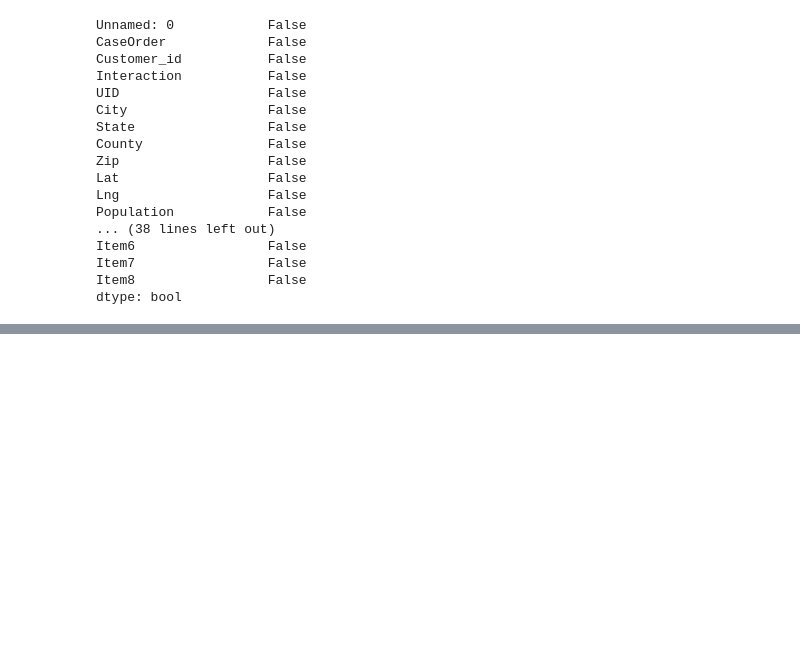
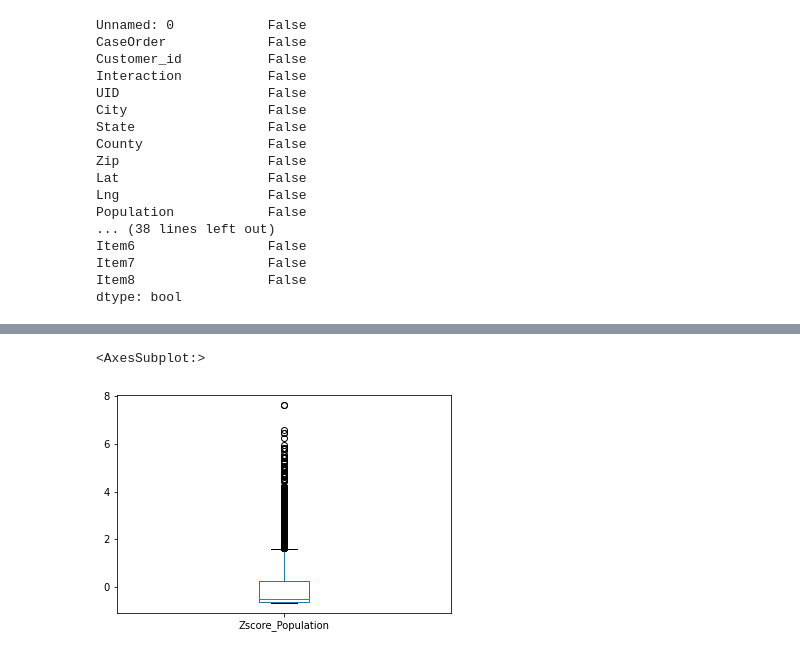
Before and after one commit to cjhammons/Cleaning-Medical-Data, a Jupyter notebook: cleaning.ipynb, the cells around one changed output, grey strips where cells are left out. Drawn from its saved outputs; the diff is of its cells as text; code cells hidden in the pictures; blank space fills up the shorter version.

Commit message:
z-scores and plots

```diff
--- a/cleaning.ipynb
+++ b/cleaning.ipynb
@@ -26,0 +31,3 @@ memory usage: 4.0+ MB
+# %%
+medical_raw.rename(columns = {'TotalCharge': 'Total_charge'}, inplace=True)
+medical_raw[['Total_charge']]
@@ -178,0 +209,15 @@ medical_raw.to_csv('clean.csv')
+# %%
+medical_raw['Zscore_Population'] = stats.zscore(medical_raw['Population'])
+medical_raw['Zscore_Children'] = stats.zscore(medical_raw['Children'])
+medical_raw['Zscore_Age'] = stats.zscore(medical_raw['Age'])
+medical_raw['Zscore_Income'] = stats.zscore(medical_raw['Income'])
+medical_raw['Zscore_Doc_visits'] = stats.zscore(medical_raw['Doc_visits'])
+medical_raw['Zscore_Full_meals_eaten'] = stats.zscore(medical_raw['Full_meals_eaten'])
+medical_raw['Zscore_Initial_days'] = stats.zscore(medical_raw['Initial_days'])
+medical_raw['Zscore_Total_charge'] = stats.zscore(medical_raw['Total_charge'])
+medical_raw['Zscore_Additional_charges'] = stats.zscore(medical_raw['Additional_charges'])
+# %%
+medical_raw['Zscore_Population'].plot.box()
+# %% [output]
+<AxesSubplot:>
+[figure, added]
```
Also changed, not shown: parts of 23 cells of this notebook, 1 other file.
